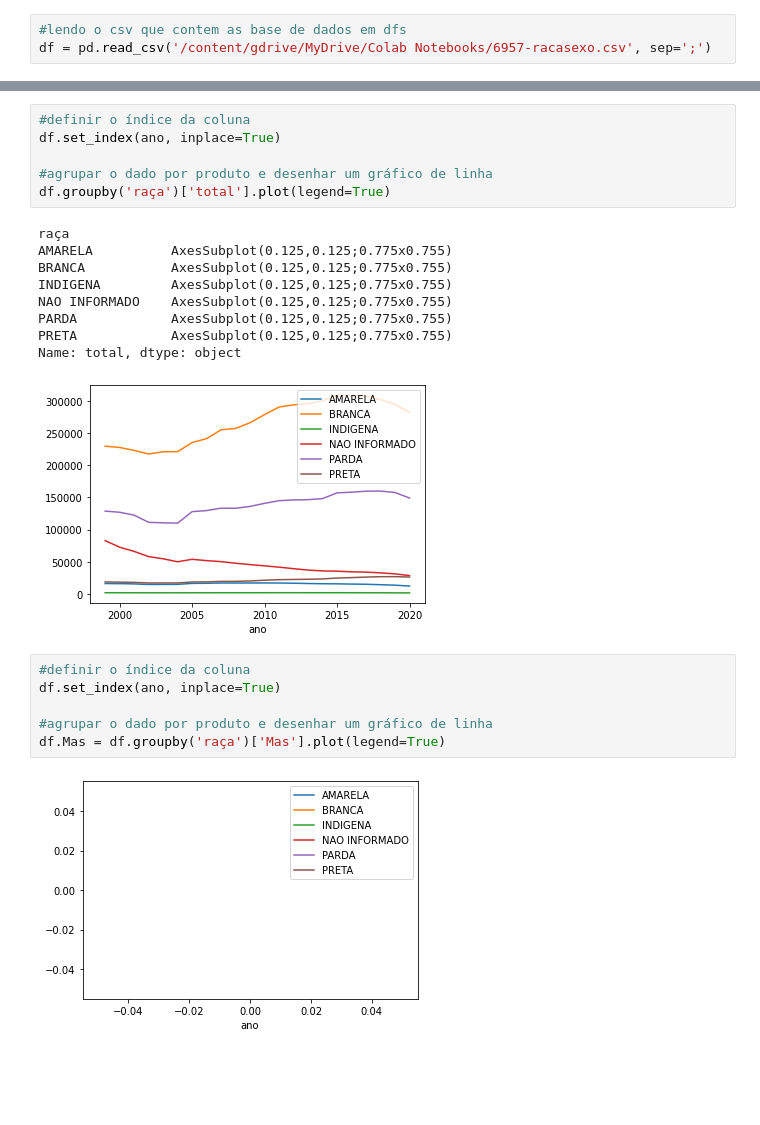
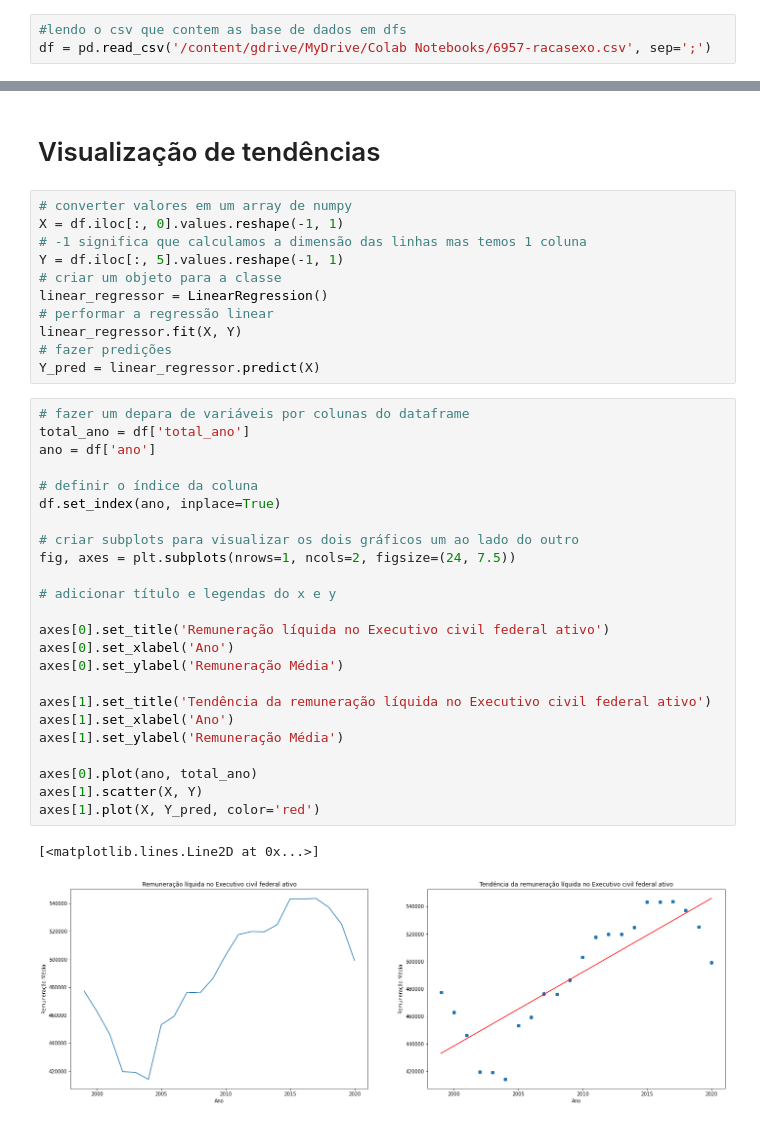
Before and after one commit to Italoalberto/Hacker-de-Fiscalizacao-e-Analise-de-Dados, a Jupyter notebook: Remuneração_Executivo.ipynb, the cells around one changed output, grey strips where cells are left out. Saved outputs shown, nothing was run; the diff lists cells and outputs as text; blank space fills up the shorter version.

```diff
--- a/Remuneração_Executivo.ipynb
+++ b/Remuneração_Executivo.ipynb
@@ -87,24 +41,40 @@ plt.show()
-# %%
-#definir o índice da coluna
-df.set_index(ano, inplace=True)
-
-#agrupar o dado por produto e desenhar um gráfico de linha
-df.groupby('raça')['total'].plot(legend=True)
-# %% [output]
-raça
-AMARELA          AxesSubplot(0.125,0.125;0.775x0.755)
-BRANCA           AxesSubplot(0.125,0.125;0.775x0.755)
-INDIGENA         AxesSubplot(0.125,0.125;0.775x0.755)
-NAO INFORMADO    AxesSubplot(0.125,0.125;0.775x0.755)
-PARDA            AxesSubplot(0.125,0.125;0.775x0.755)
-PRETA            AxesSubplot(0.125,0.125;0.775x0.755)
-Name: total, dtype: object
-[figure, removed]
-# %%
-#definir o índice da coluna
-df.set_index(ano, inplace=True)
-
-#agrupar o dado por produto e desenhar um gráfico de linha
-df.Mas = df.groupby('raça')['Mas'].plot(legend=True)
-# %% [output]
-[figure, removed]
+# %% [markdown]
+# Visualização de tendências
+# %%
+# converter valores em um array de numpy
+X = df.iloc[:, 0].values.reshape(-1, 1)
+# -1 significa que calculamos a dimensão das linhas mas temos 1 coluna
+Y = df.iloc[:, 5].values.reshape(-1, 1)
+# criar um objeto para a classe
+linear_regressor = LinearRegression()
+# performar a regressão linear
+linear_regressor.fit(X, Y)
+# fazer predições
+Y_pred = linear_regressor.predict(X)
+# %%
+# fazer um depara de variáveis por colunas do dataframe
+total_ano = df['total_ano']
+ano = df['ano']
+
+# definir o índice da coluna
+df.set_index(ano, inplace=True)
+
+# criar subplots para visualizar os dois gráficos um ao lado do outro
+fig, axes = plt.subplots(nrows=1, ncols=2, figsize=(24, 7.5))
+
+# adicionar título e legendas do x e y
+
+axes[0].set_title('Remuneração líquida no Executivo civil federal ativo')
+axes[0].set_xlabel('Ano')
+axes[0].set_ylabel('Remuneração Média')
+
+axes[1].set_title('Tendência da remuneração líquida no Executivo civil federal ativo')
+axes[1].set_xlabel('Ano')
+axes[1].set_ylabel('Remuneração Média')
+
+axes[0].plot(ano, total_ano)
+axes[1].scatter(X, Y)
+axes[1].plot(X, Y_pred, color='red')
+# %% [output]
+[<matplotlib.lines.Line2D at 0x...>]
+[figure, added]
```
Also changed, not shown: parts of 19 cells of this notebook.
